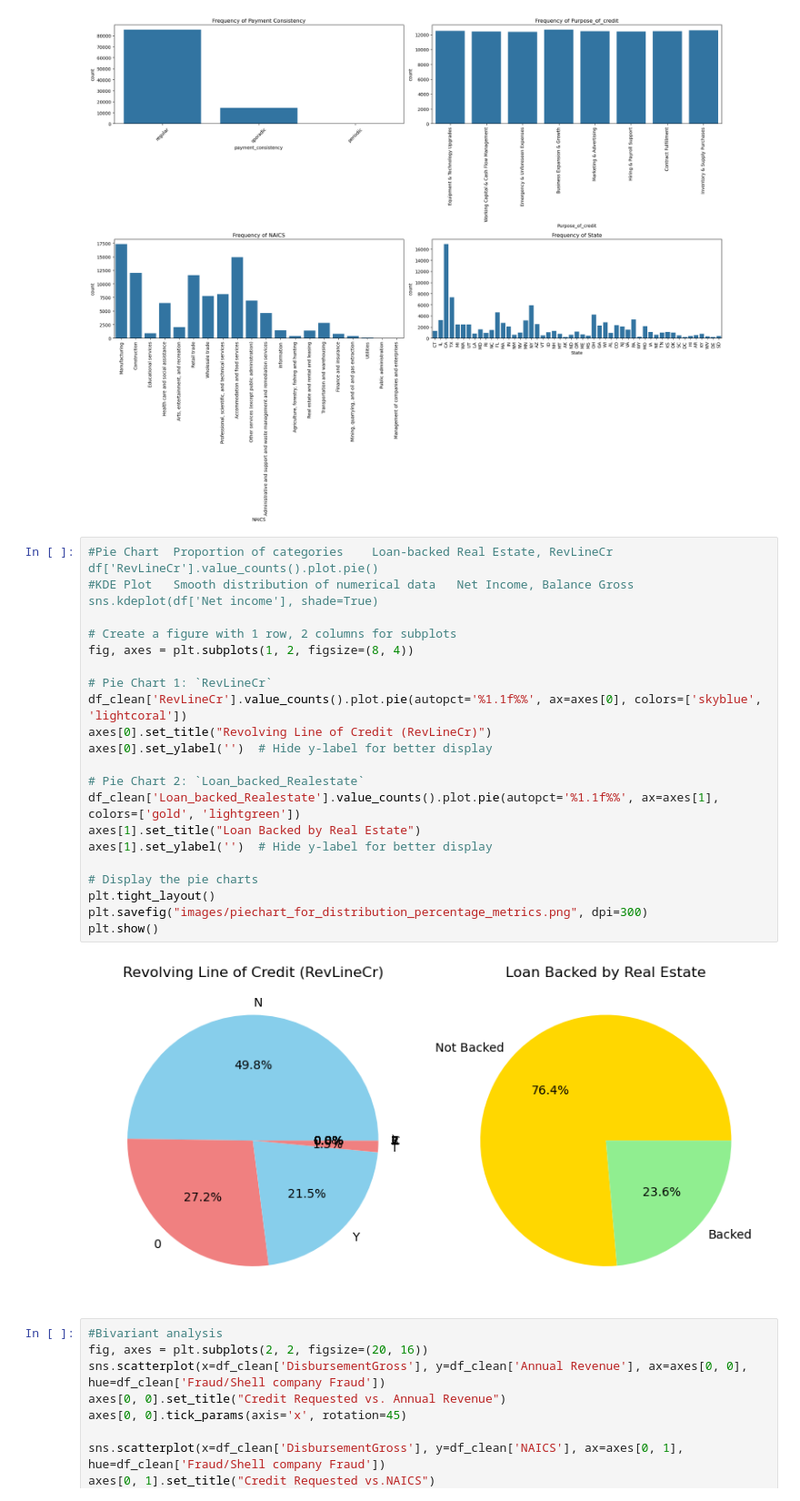
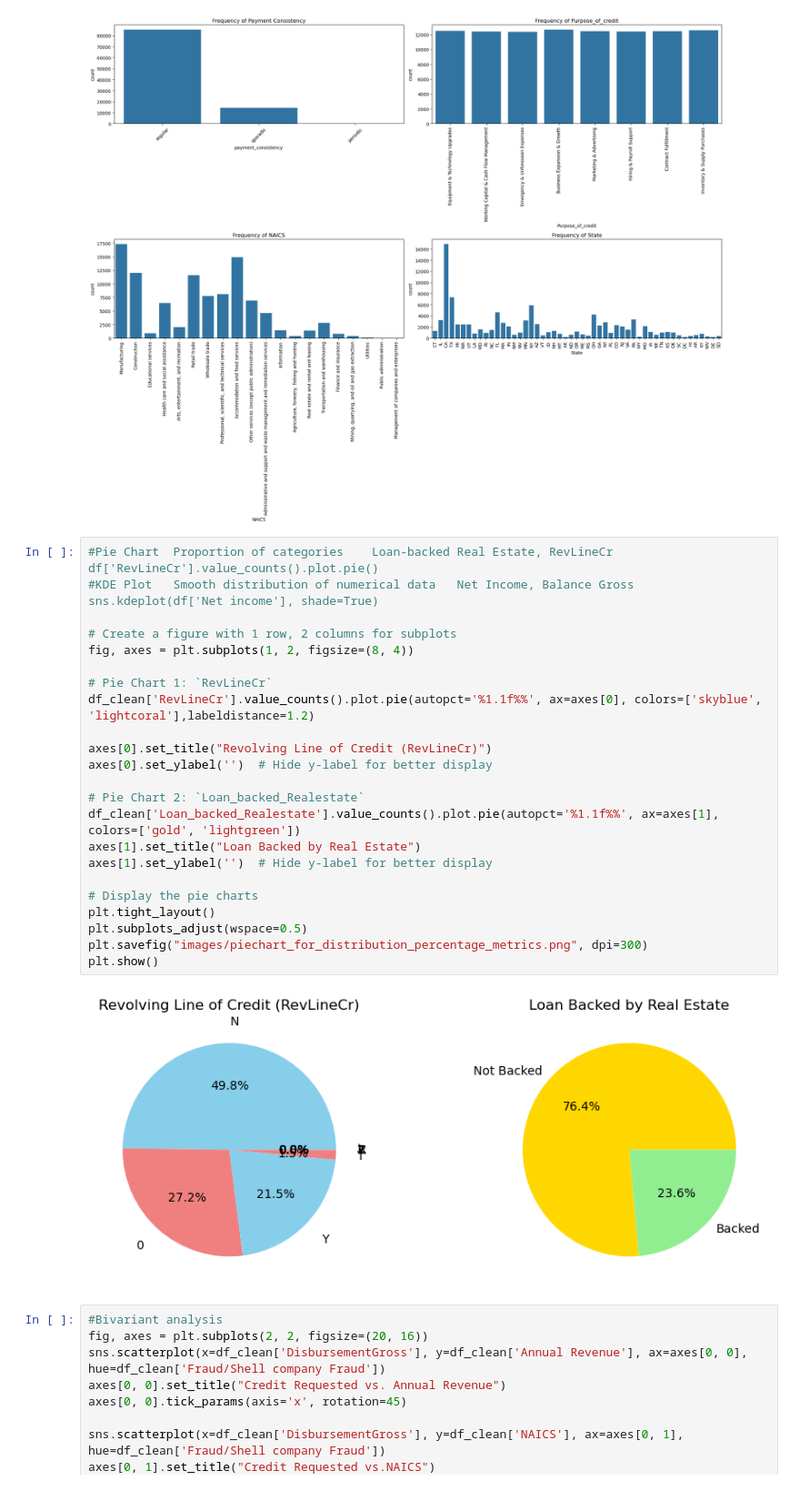
Before and after one commit to suchitashirke/AIMLProject, a Jupyter notebook: shell_company_fraud_in_lineOfCredit/model_for_shell_company_fraud_in_lineofcredit.ipynb, the cells around one changed output. Shown at 91% size. Cells and saved outputs as stored; diff of their text form.

Commit message:
Regenerated the metric graph for missing models

```diff
--- a/shell_company_fraud_in_lineOfCredit/model_for_shell_company_fraud_in_lineofcredit.ipynb
+++ b/shell_company_fraud_in_lineOfCredit/model_for_shell_company_fraud_in_lineofcredit.ipynb
@@ -299,26 +301,28 @@ plt.show()
 # %%
 #Pie Chart	Proportion of categories	Loan-backed Real Estate, RevLineCr	df['RevLineCr'].value_counts().plot.pie()
 #KDE Plot	Smooth distribution of numerical data	Net Income, Balance Gross	sns.kdeplot(df['Net income'], shade=True)
 
 # Create a figure with 1 row, 2 columns for subplots
 fig, axes = plt.subplots(1, 2, figsize=(8, 4))
 
 # Pie Chart 1: `RevLineCr`
-df_clean['RevLineCr'].value_counts().plot.pie(autopct='%1.1f%%', ax=axes[0], colors=['skyblue', 'lightcoral'])
+df_clean['RevLineCr'].value_counts().plot.pie(autopct='%1.1f%%', ax=axes[0], colors=['skyblue', 'lightcoral'],labeldistance=1.2)
+
 axes[0].set_title("Revolving Line of Credit (RevLineCr)")
 axes[0].set_ylabel('')  # Hide y-label for better display
 
 # Pie Chart 2: `Loan_backed_Realestate`
 df_clean['Loan_backed_Realestate'].value_counts().plot.pie(autopct='%1.1f%%', ax=axes[1], colors=['gold', 'lightgreen'])
 axes[1].set_title("Loan Backed by Real Estate")
 axes[1].set_ylabel('')  # Hide y-label for better display
 
 # Display the pie charts
 plt.tight_layout()
+plt.subplots_adjust(wspace=0.5)
 plt.savefig("images/piechart_for_distribution_percentage_metrics.png", dpi=300)
 plt.show()
 # %% [output]
-[figure, old version]
+[figure, new version]
 # %%
 #Bivariant analysis
 fig, axes = plt.subplots(2, 2, figsize=(20, 16))
```
Also changed, not shown: parts of 11 cells of this notebook, 5 other files.
